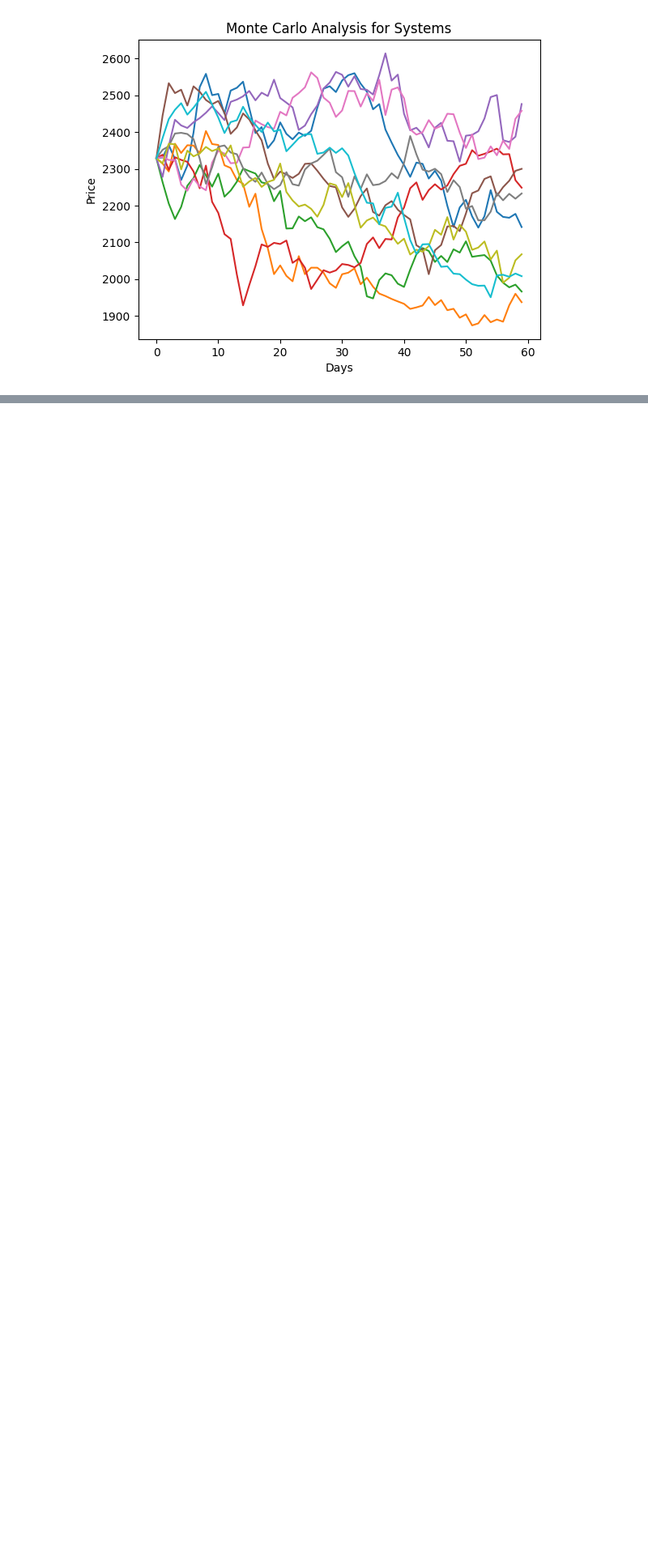
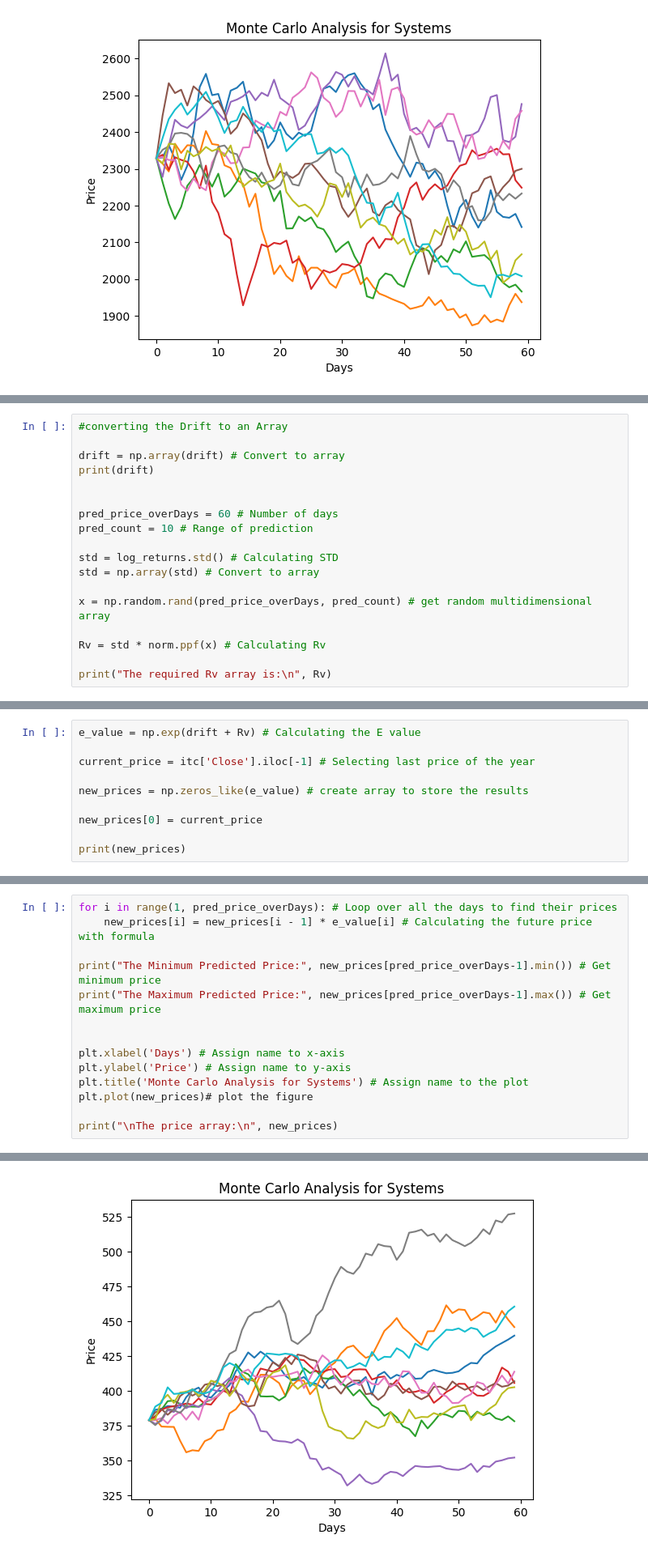
Before and after one commit to suresh130900/python_analisys, a Jupyter notebook: DAP_project.ipynb, the cells around one changed output, grey strips where cells are left out. Shown at 81% size. Drawn from its saved outputs; the diff is of its cells as text; blank space fills up the shorter version.

```diff
--- a/DAP_project.ipynb
+++ b/DAP_project.ipynb
@@ -570,0 +592,18 @@ The price array:
+# %%
+#converting the Drift to an Array
+
+drift = np.array(drift) # Convert to array
+print(drift)
+
+
+pred_price_overDays = 60 # Number of days
+pred_count = 10 # Range of prediction
+
+std = log_returns.std() # Calculating STD
+std = np.array(std) # Convert to array
+
+x = np.random.rand(pred_price_overDays, pred_count) # get random multidimensional array
+
+Rv = std * norm.ppf(x) # Calculating Rv
+
+print("The required Rv array is:\n", Rv)
@@ -570,0 +628,10 @@ The price array:
+# %%
+e_value = np.exp(drift + Rv) # Calculating the E value
+
+current_price = itc['Close'].iloc[-1] # Selecting last price of the year
+
+new_prices = np.zeros_like(e_value) # create array to store the results
+
+new_prices[0] = current_price
+
+print(new_prices)
@@ -570,0 +658,15 @@ The price array:
+# %%
+for i in range(1, pred_price_overDays): # Loop over all the days to find their prices
+    new_prices[i] = new_prices[i - 1] * e_value[i] # Calculating the future price with formula
+
+print("The Minimum Predicted Price:", new_prices[pred_price_overDays-1].min()) # Get minimum price
+print("The Maximum Predicted Price:", new_prices[pred_price_overDays-1].max()) # Get maximum price
+
+
+plt.xlabel('Days') # Assign name to x-axis
+plt.ylabel('Price') # Assign name to y-axis
+plt.title('Monte Carlo Analysis for Systems') # Assign name to the plot
+plt.plot(new_prices)# plot the figure
+
+print("\nThe price array:\n", new_prices)
+# %% [output]
@@ -570,0 +690 @@ The price array:
+[figure, added]
```
Also changed, not shown: parts of 6 cells of this notebook.
